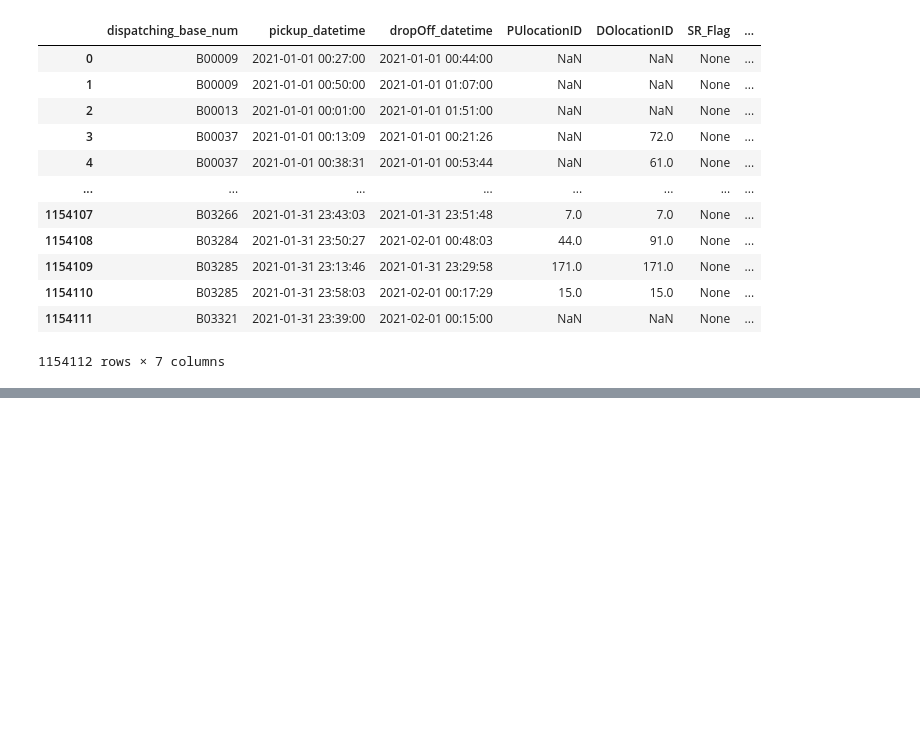
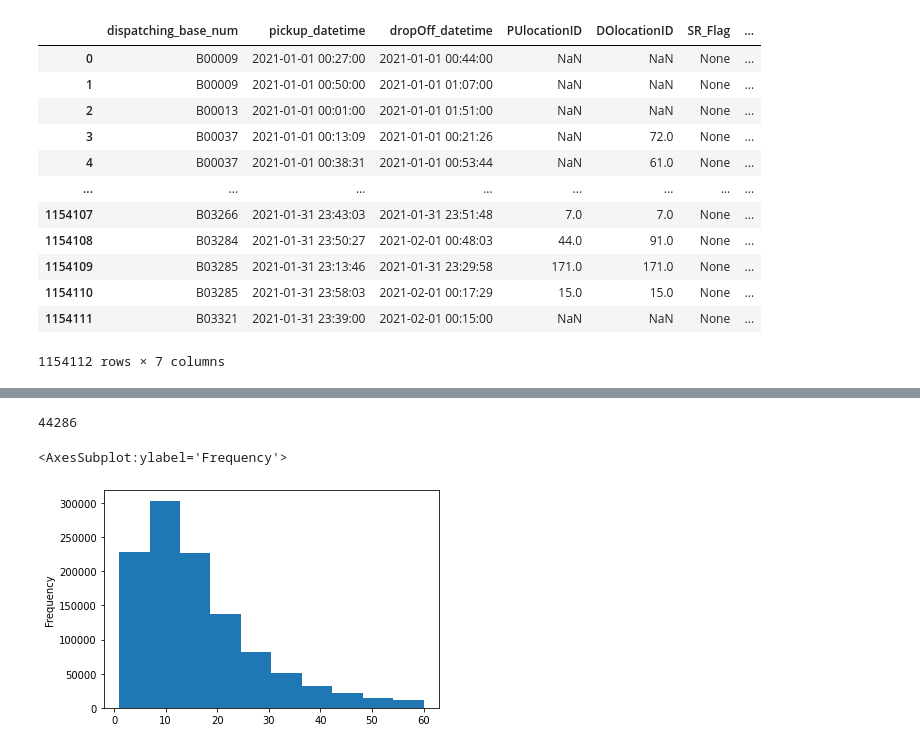
Before and after one commit to TsukiZombina/mlops-zoomcamp, a Jupyter notebook: 01-intro/homework.ipynb, the cells around one changed output, grey strips where cells are left out. Saved outputs shown, nothing was run; the diff lists cells and outputs as text; code cells hidden in the pictures; blank space fills up the shorter version.

```diff
--- a/01-intro/homework.ipynb
+++ b/01-intro/homework.ipynb
@@ -40,0 +50,4 @@ df
+# %%
+df['duration'] = (df['dropOff_datetime'] - df['pickup_datetime'])
+df.duration = df.duration.apply(lambda td: td.total_seconds() / 60)
+df['duration'].mean()
@@ -40,0 +64,8 @@ df
+# %%
+print(df.shape[0] - ((df['duration'] >=1) & (df['duration'] <= 60)).sum())
+df = df[(df.duration >= 1) & (df.duration <= 60)]
+df['duration'].plot.hist()
+# %% [output]
+44286
+<AxesSubplot:ylabel='Frequency'>
+[figure, added]
```
Also changed, not shown: parts of 19 cells of this notebook, 2 other files.
